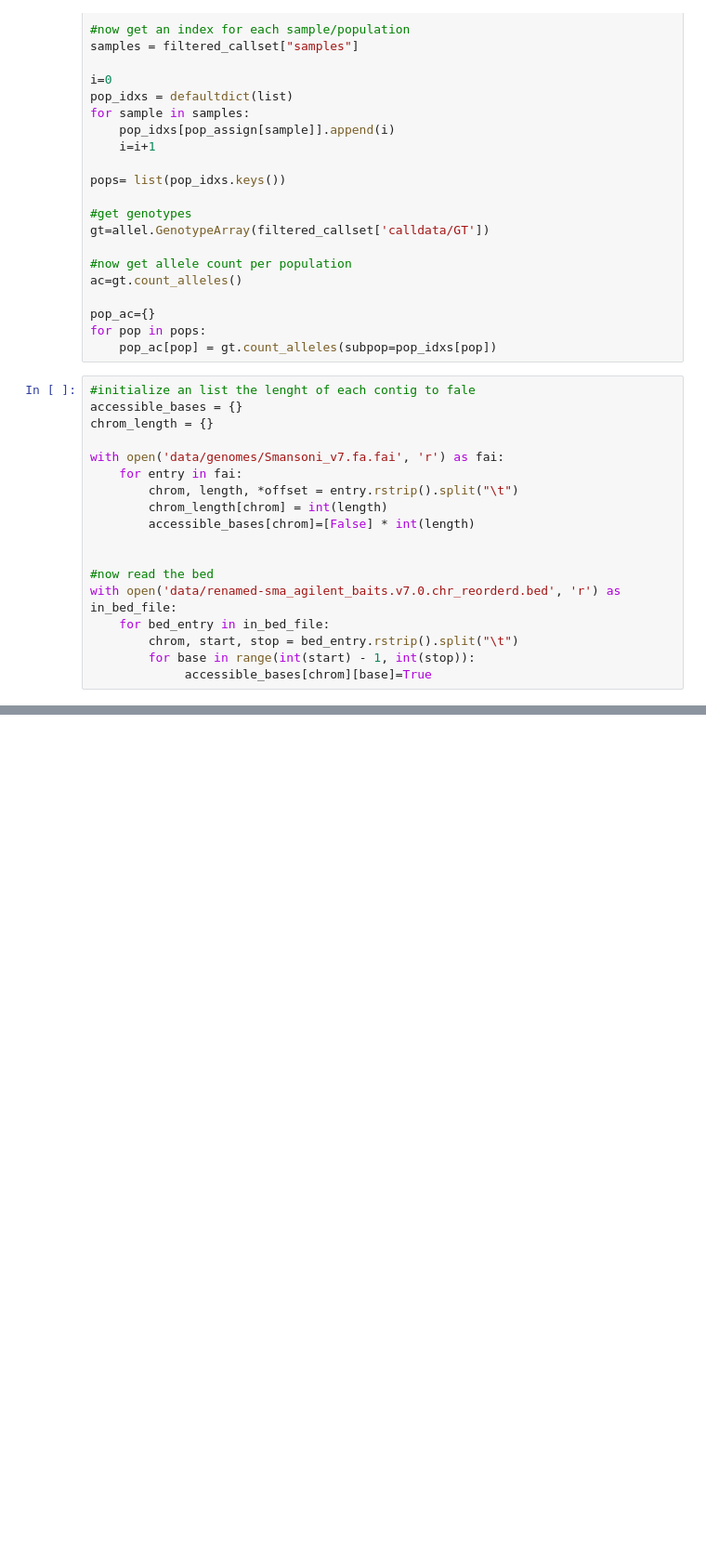
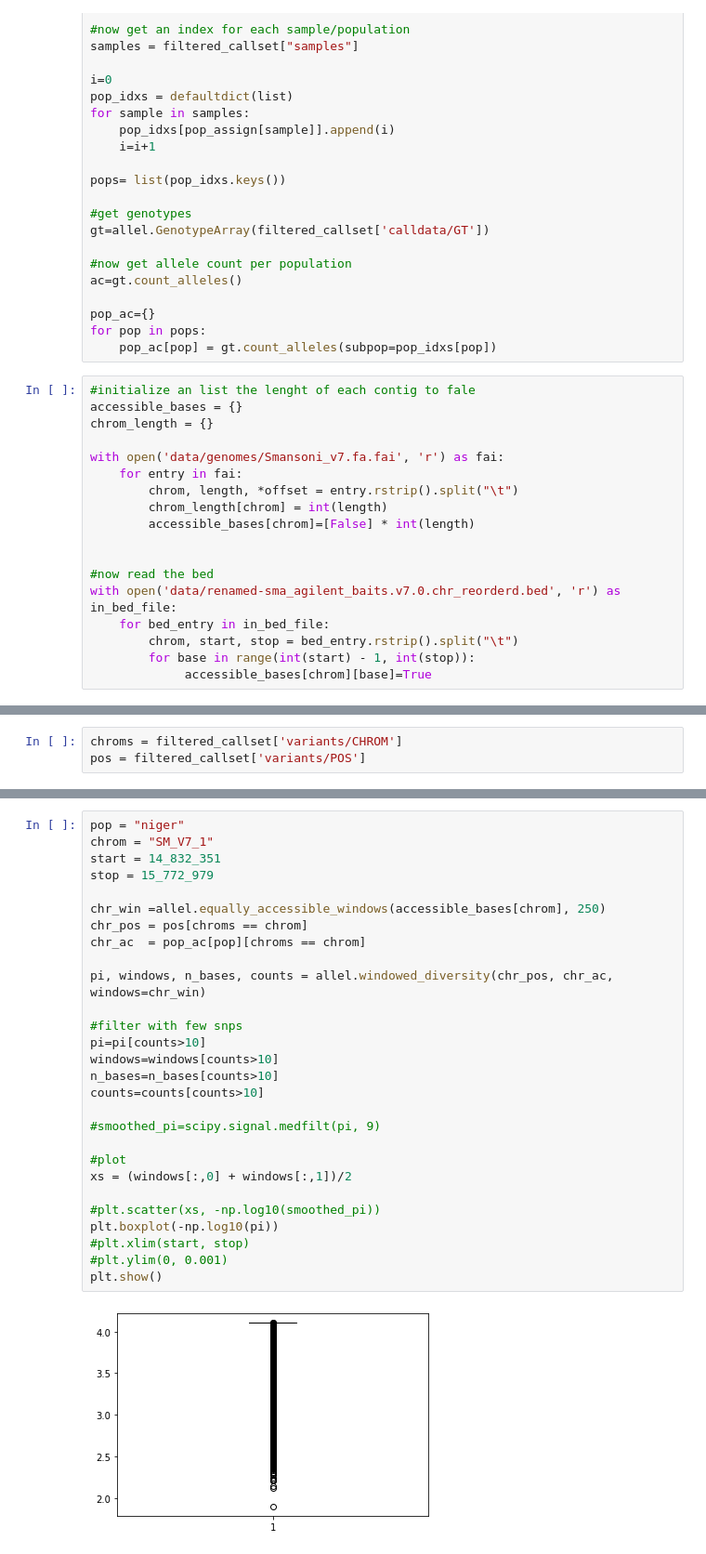
Before and after one commit to nealplatt/sch_man_nwinvasion, a Jupyter notebook: notebooks/test_of_selection.ipynb, the cells around one changed output, grey strips where cells are left out. Shown at 93% size. Saved outputs shown, nothing was run; the diff lists cells and outputs as text; blank space fills up the shorter version.

```diff
--- a/notebooks/test_of_selection.ipynb
+++ b/notebooks/test_of_selection.ipynb
@@ -1256,0 +1107,3 @@ sig_regions_bed_df
+# %%
+chroms = filtered_callset['variants/CHROM']
+pos = filtered_callset['variants/POS']
@@ -1256,0 +1134,30 @@ sig_regions_bed_df
+# %%
+pop = "niger"
+chrom = "SM_V7_1"
+start = 14_832_351
+stop = 15_772_979
+
+chr_win =allel.equally_accessible_windows(accessible_bases[chrom], 250)
+chr_pos = pos[chroms == chrom]
+chr_ac  = pop_ac[pop][chroms == chrom]
+
+pi, windows, n_bases, counts = allel.windowed_diversity(chr_pos, chr_ac, windows=chr_win)
+
+#filter with few snps
+pi=pi[counts>10]
+windows=windows[counts>10]
+n_bases=n_bases[counts>10]
+counts=counts[counts>10]
+
+#smoothed_pi=scipy.signal.medfilt(pi, 9)
+
+#plot
+xs = (windows[:,0] + windows[:,1])/2
+
+#plt.scatter(xs, -np.log10(smoothed_pi))
+plt.boxplot(-np.log10(pi))
+#plt.xlim(start, stop)
+#plt.ylim(0, 0.001)
+plt.show()
+# %% [output]
+[figure, added]
```
Also changed, not shown: parts of 43 cells of this notebook, 2 other files.
